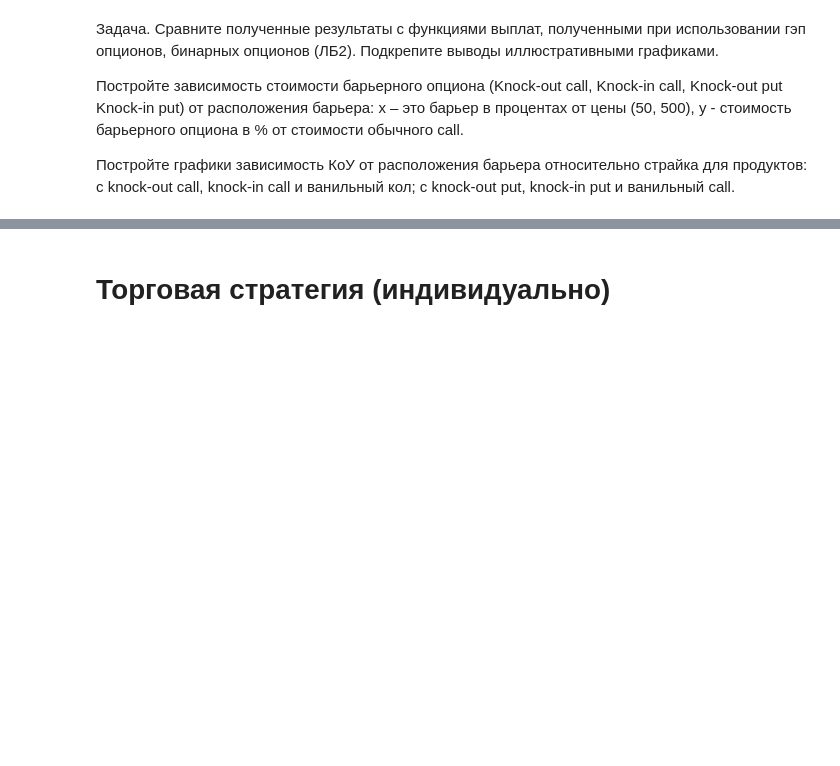
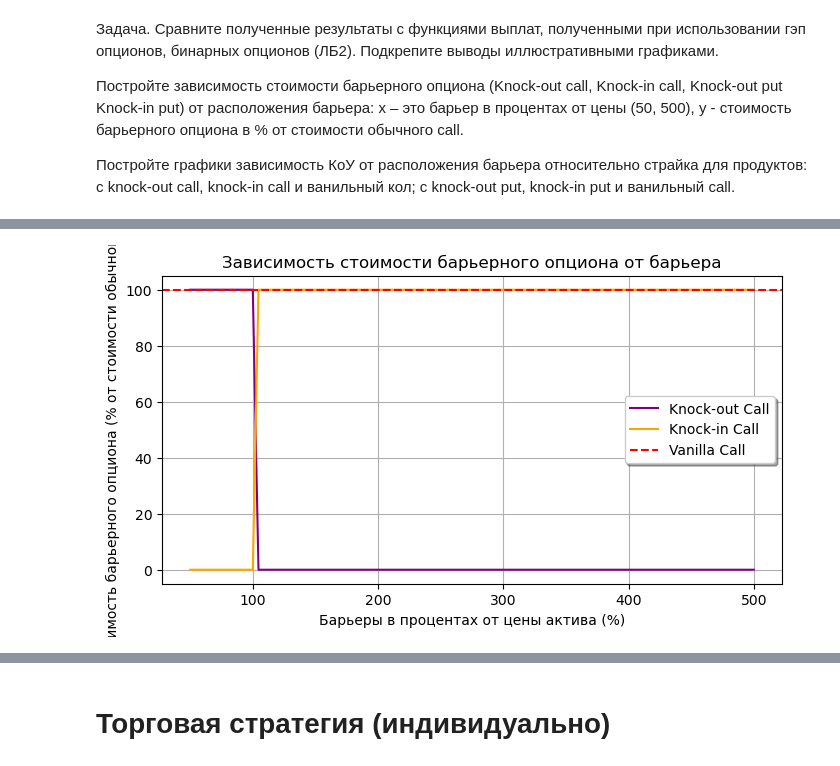
Before and after one commit to ParshakovNikita/Hybrid-and-structured-financial-instruments, a Jupyter notebook: lab 2/lab_2b_GSFP.ipynb, the cells around one changed output, grey strips where cells are left out. Drawn from its saved outputs; the diff is of its cells as text; code cells hidden in the pictures; blank space fills up the shorter version.

```diff
--- a/lab 2/lab_2b_GSFP.ipynb
+++ b/lab 2/lab_2b_GSFP.ipynb
@@ -337,0 +450,47 @@ plt.grid(True)
+# %%
+S0 = 100
+K = 100
+T = 1
+sigma = 0
+r = 0.05
+
+barrier_ratios = np.linspace(0.5, 5, 100)
+
+def vanilla_call(S, K, T, sigma, r, q=0):
+    d1 = compute_d1(S, K, T, sigma, r, q)
+    d2 = compute_d2(S, K, T, sigma, r, q)
+    return S * np.exp(-q * T) * norm.cdf(d1) - K * np.exp(-r * T) * norm.cdf(d2)
+
+
+def barrier_option_knock(S, K, H, T, sigma, r, is_call=True, is_knock_in=True, q=0):
+    vanilla_price = vanilla_call(S, K, T, sigma, r, q)
+    if is_knock_in:
+        return vanilla_price if S < H else 0
+    else:
+        return vanilla_price if S >= H else 0
+
+barrier_prices_knock_out = []
+barrier_prices_knock_in = []
+
+vanilla_price = vanilla_call(S0, K, T, sigma, r)
+
+for ratio in barrier_ratios:
+    H = S0 * ratio
+    knock_out_price = barrier_option_knock(S0, K, H, T, sigma, r, is_call=True, is_knock_in=False)
+    knock_in_price = barrier_option_knock(S0, K, H, T, sigma, r, is_call=True, is_knock_in=True)
+    barrier_prices_knock_out.append(knock_out_price / vanilla_price * 100)
+    barrier_prices_knock_in.append(knock_in_price / vanilla_price * 100)
+
+# Построение графиков
+plt.figure(figsize=(8, 4))
+plt.plot(barrier_ratios * 100, barrier_prices_knock_out, label='Knock-out Call', color='purple')
+plt.plot(barrier_ratios * 100, barrier_prices_knock_in, label='Knock-in Call', color='orange')
+plt.title('Зависимость стоимости барьерного опциона от барьера')
+plt.xlabel('Барьеры в процентах от цены актива (%)')
+plt.ylabel('Стоимость барьерного опциона (% от стоимости обычного call)')
+plt.axhline(y=100, color='red', linestyle='--', label='Vanilla Call')
+plt.legend(loc='best', fancybox=True, shadow=True)
+plt.grid(True)
+plt.show()
+# %% [output]
+[figure, added]
```
Also changed, not shown: parts of 5 cells of this notebook.
